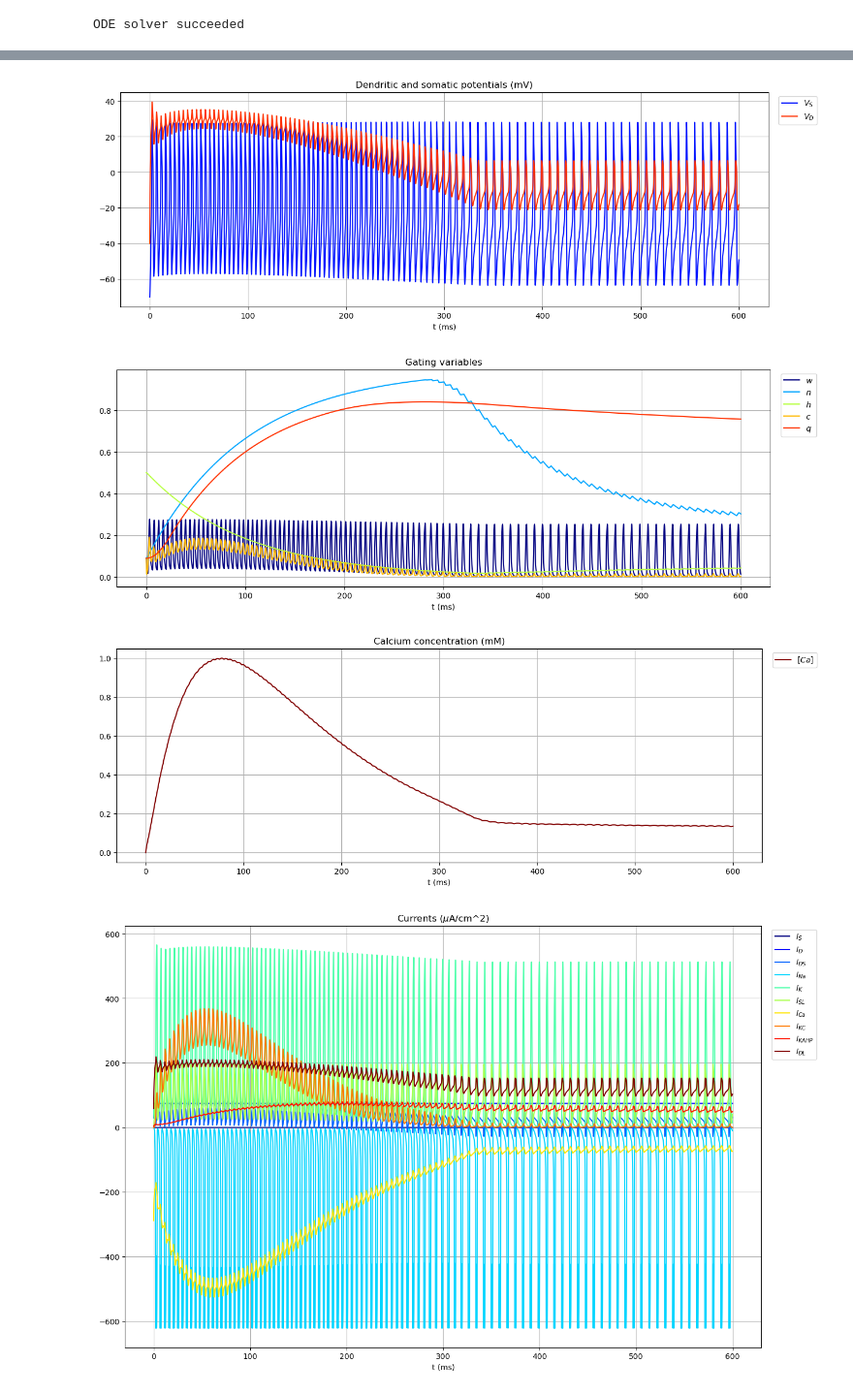
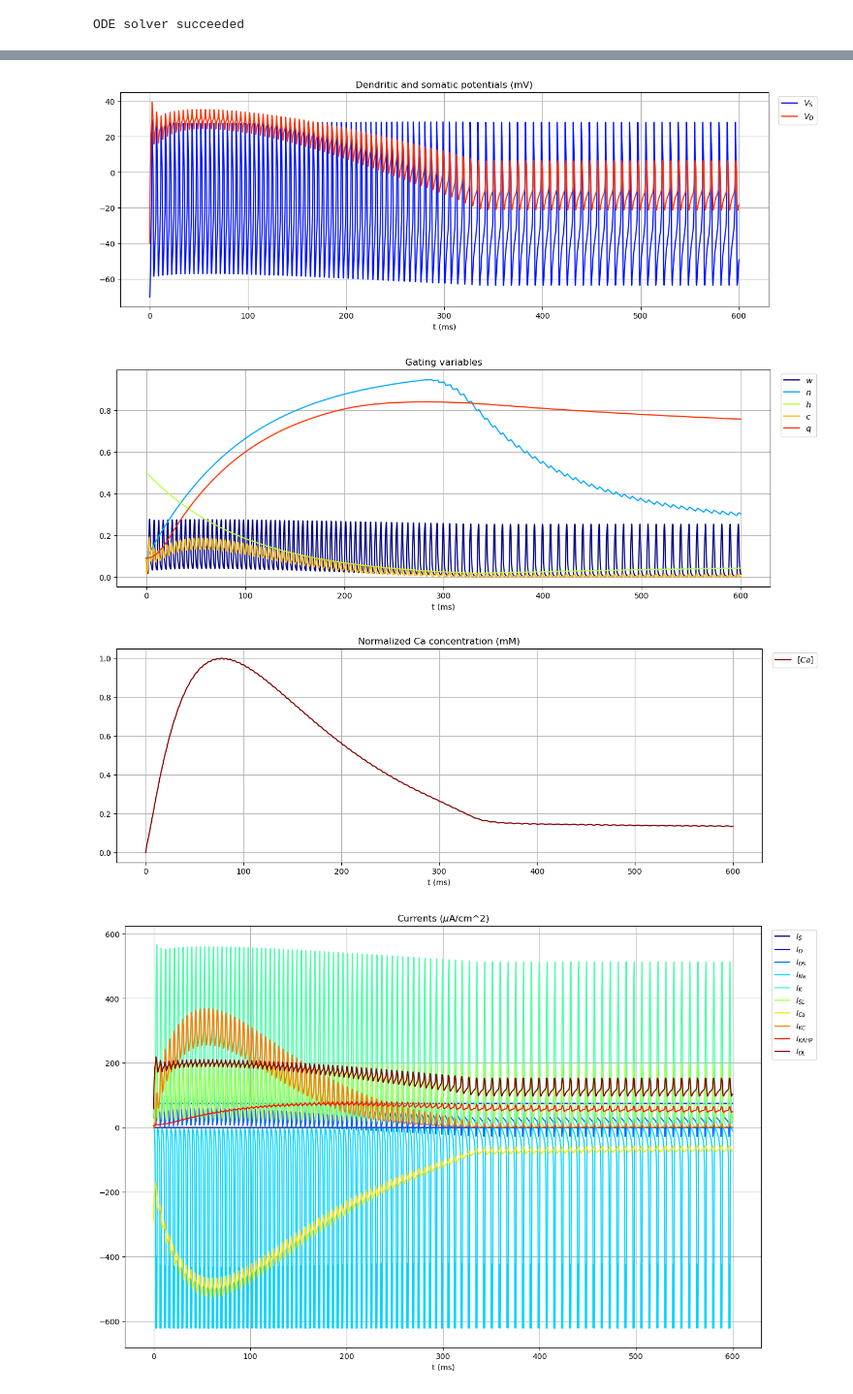
Before and after one commit to tommasovanini/Project3, a Jupyter notebook: main.ipynb, the cells around one changed output, grey strips where cells are left out. Shown at 97% size. Drawn from its saved outputs; the diff is of its cells as text; code cells hidden in the pictures.

```diff
--- a/main.ipynb
+++ b/main.ipynb
@@ -17,22 +17,8 @@ dt = 0.01
 t_span = (0, T)
 t_eval = np.arange(*t_span, dt)
 # %%
-# res = scipy.optimize.root(lambda y: dydt(1000*T, y, Data),
-#                           x0 = [-60, -60, 0.5, 0.5, 0.5, 0.5, 0.5, 0])
-# print(res.x)
-# print(dydt(0, res.x, Data))
-# y_init = res.x
-
-# y_init[2] = 0.0
-# y_init[0] = -70
-
-y_init = np.array([Data['initial_VS'],
-                   Data['initial_VD'],
-                   Data['initial_w' ],
-                   Data['initial_n' ],
-                   Data['initial_h' ],
-                   Data['initial_c' ],
-                   Data['initial_q' ],
+y_init = np.array([Data['initial_VS'], Data['initial_VD'],
+                   Data['initial_w' ], Data['initial_n' ], Data['initial_h' ], Data['initial_c' ], Data['initial_q' ],
                    Data['initial_Ca']])
 
 
@@ -100,35 +54,35 @@ figsize = (15, 5)
 plt.figure(figsize=figsize)
 plt.plot(time, VS, label='$V_S$', color=colors[1])
 plt.plot(time, VD, label='$V_D$', color=colors[6])
 plt.xlabel('t (ms)')
 plt.title('Dendritic and somatic potentials (mV)')
 plt.legend(loc='upper left', bbox_to_anchor=(1.01, 1))
 plt.grid()
 plt.show()
 
 plt.figure(figsize=figsize)
 plt.plot(time, w, label='$w$', color=colors[0])
 plt.plot(time, n, label='$n$', color=colors[2])
 plt.plot(time, h, label='$h$', color=colors[4])
 plt.plot(time, c, label='$c$', color=colors[5])
 plt.plot(time, q, label='$q$', color=colors[6])
 plt.xlabel('t (ms)')
 plt.title('Gating variables')
 plt.legend(loc='upper left', bbox_to_anchor=(1.01, 1))
 plt.grid()
 plt.show()
 
 plt.figure(figsize=figsize)
 plt.plot(time, Ca/np.max(Ca), label='$[Ca]$', color=colors[7])
 plt.xlabel('t (ms)')
-plt.title('Calcium concentration (mM)')
+plt.title('Normalized Ca concentration (mM)')
 plt.legend(loc='upper left', bbox_to_anchor=(1.01, 1))
 plt.grid()
 plt.show()
 # %% [output]
 [figure]
 [figure]
-[figure, old version]
+[figure, new version]
 # %%
 cmap = plt.get_cmap('jet')
 colors = cmap(np.linspace(0, 1, 10))
```
Also changed, not shown: parts of 8 cells of this notebook, 7 other files.
